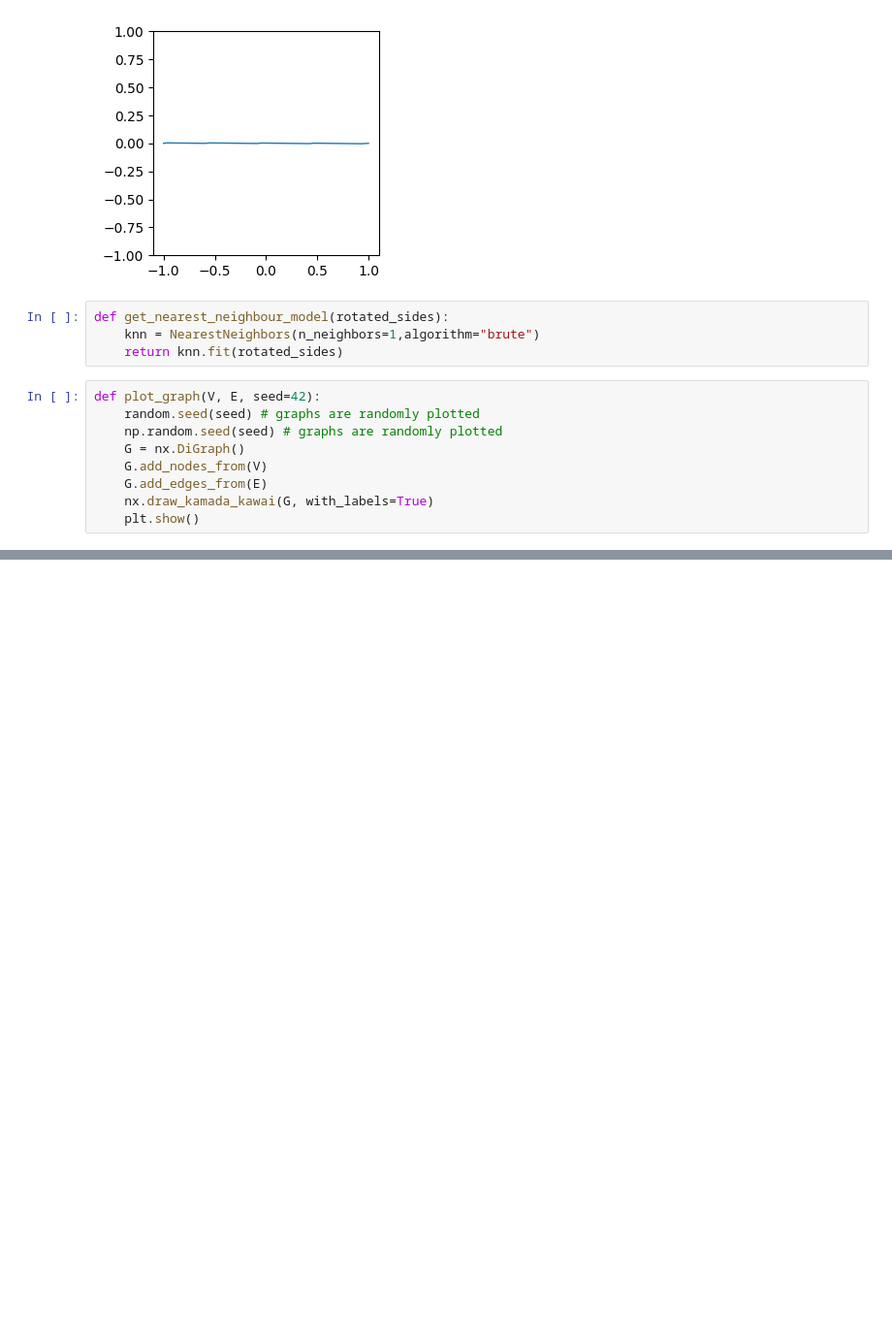
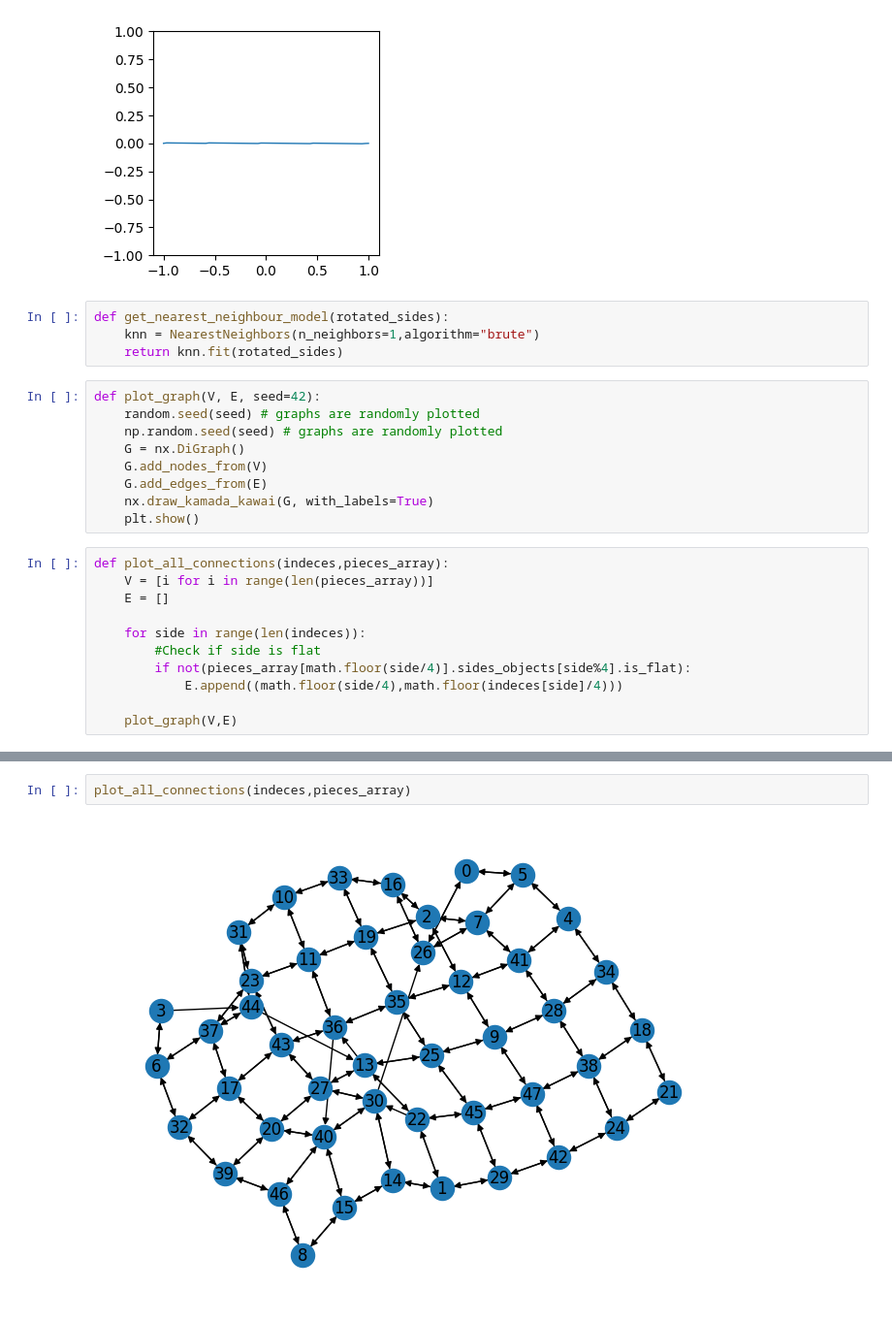
Before and after one commit to Oriinga/ComputerVisionLab, a Jupyter notebook: Lab4/lab4.ipynb, the cells around one changed output, grey strips where cells are left out. Shown at 97% size. Drawn from its saved outputs; the diff is of its cells as text; blank space fills up the shorter version.

```diff
--- a/Lab4/lab4.ipynb
+++ b/Lab4/lab4.ipynb
@@ -415,4 +415,15 @@ def plot_graph(V, E, seed=42):
     G.add_edges_from(E)
     nx.draw_kamada_kawai(G, with_labels=True)
     plt.show()
+# %%
+def plot_all_connections(indeces,pieces_array):
+    V = [i for i in range(len(pieces_array))]
+    E = []
+
+    for side in range(len(indeces)):
+        #Check if side is flat
+        if not(pieces_array[math.floor(side/4)].sides_objects[side%4].is_flat):
+            E.append((math.floor(side/4),math.floor(indeces[side]/4)))
+
+    plot_graph(V,E)
 # %%
@@ -450,0 +494,4 @@ IndexError: list index out of range
+# %%
+plot_all_connections(indeces,pieces_array)
+# %% [output]
+[figure, added]
```
Also changed, not shown: parts of 5 cells of this notebook.
